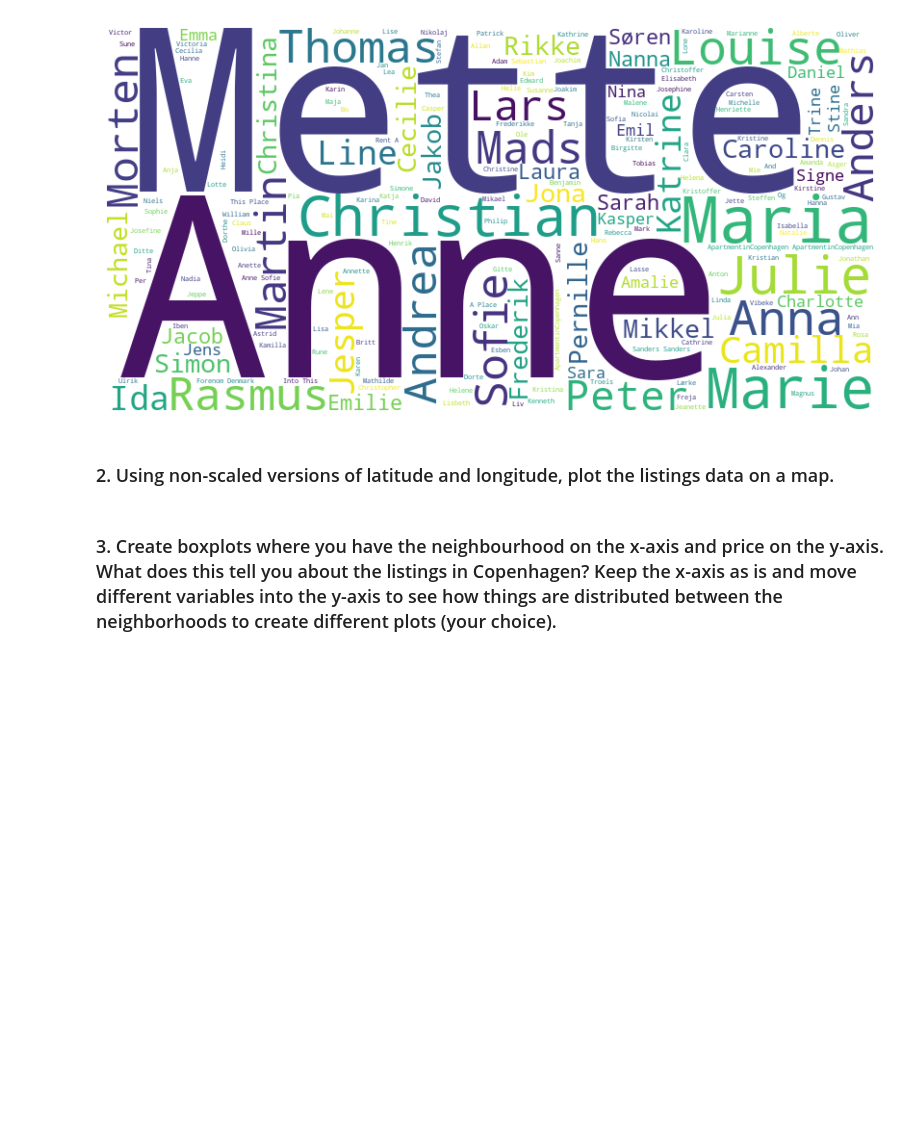
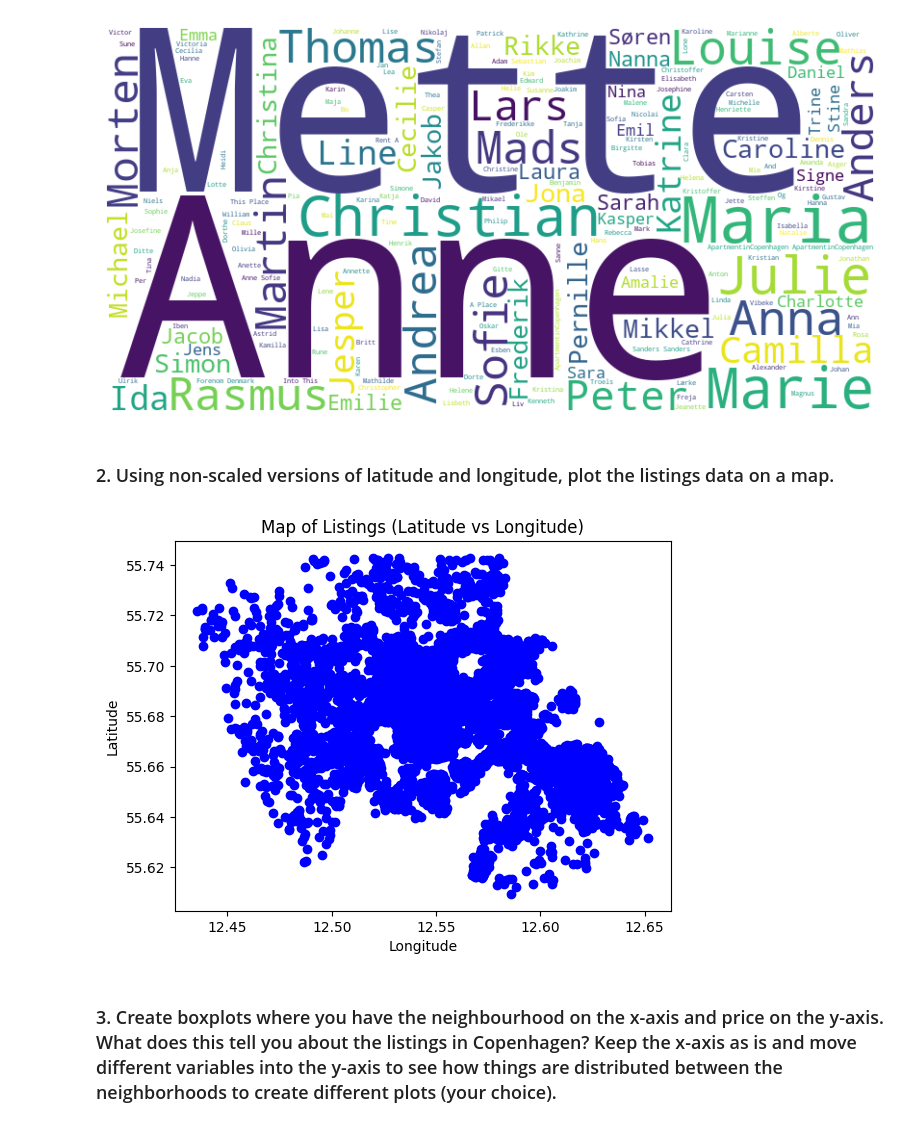
Before and after one commit to 00FA12/MAL-1, a Jupyter notebook: 1. Getting started - Copenhagen Airbnb.ipynb, the cells around one changed output. Saved outputs shown, nothing was run; the diff lists cells and outputs as text; code cells hidden in the pictures; blank space fills up the shorter version.

```diff
--- a/1. Getting started - Copenhagen Airbnb.ipynb
+++ b/1. Getting started - Copenhagen Airbnb.ipynb
@@ -128,3 +126,19 @@ plt.show()
+# %%
+# State your solution here. Add more cells if needed.
+varX = data_filtered['longitude']
+varY = data_filtered['latitude']
+
+fig, ax = plt.subplots()
+
+ax.scatter(varX, varY, c='blue', marker='o')
+
+ax.set_xlabel('Longitude')
+ax.set_ylabel('Latitude')
+ax.set_title('Map of Listings (Latitude vs Longitude)')
+
+plt.show()
+# %% [output]
+[figure, added]
 # %% [markdown]
 ### 3. Create boxplots where you have the neighbourhood on the x-axis and price on the y-axis. What does this tell you about the listings in Copenhagen? Keep the x-axis as is and move different variables into the y-axis to see how things are distributed between the neighborhoods to create different plots (your choice).
 # %%
```
Also changed, not shown: parts of 1 cell of this notebook.
